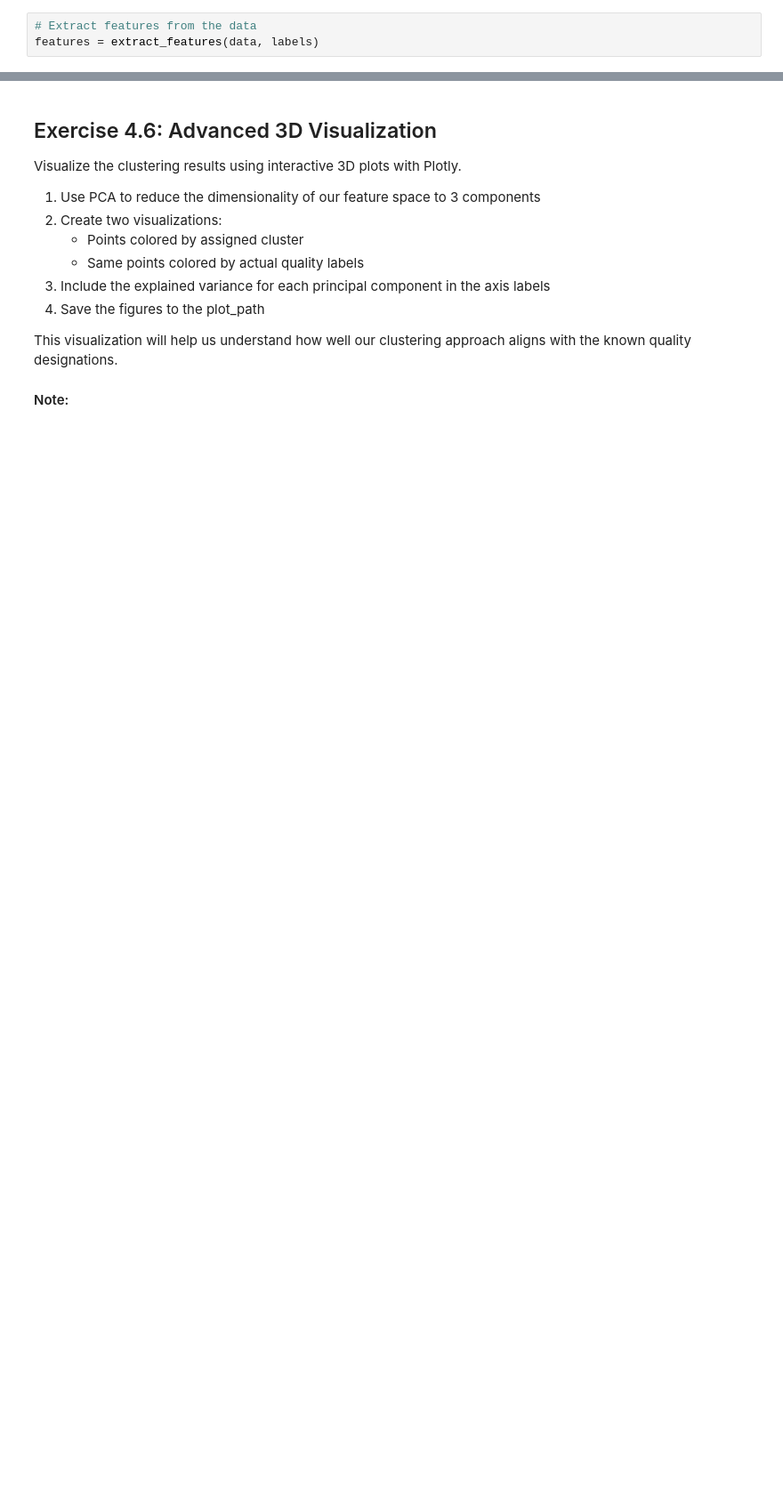
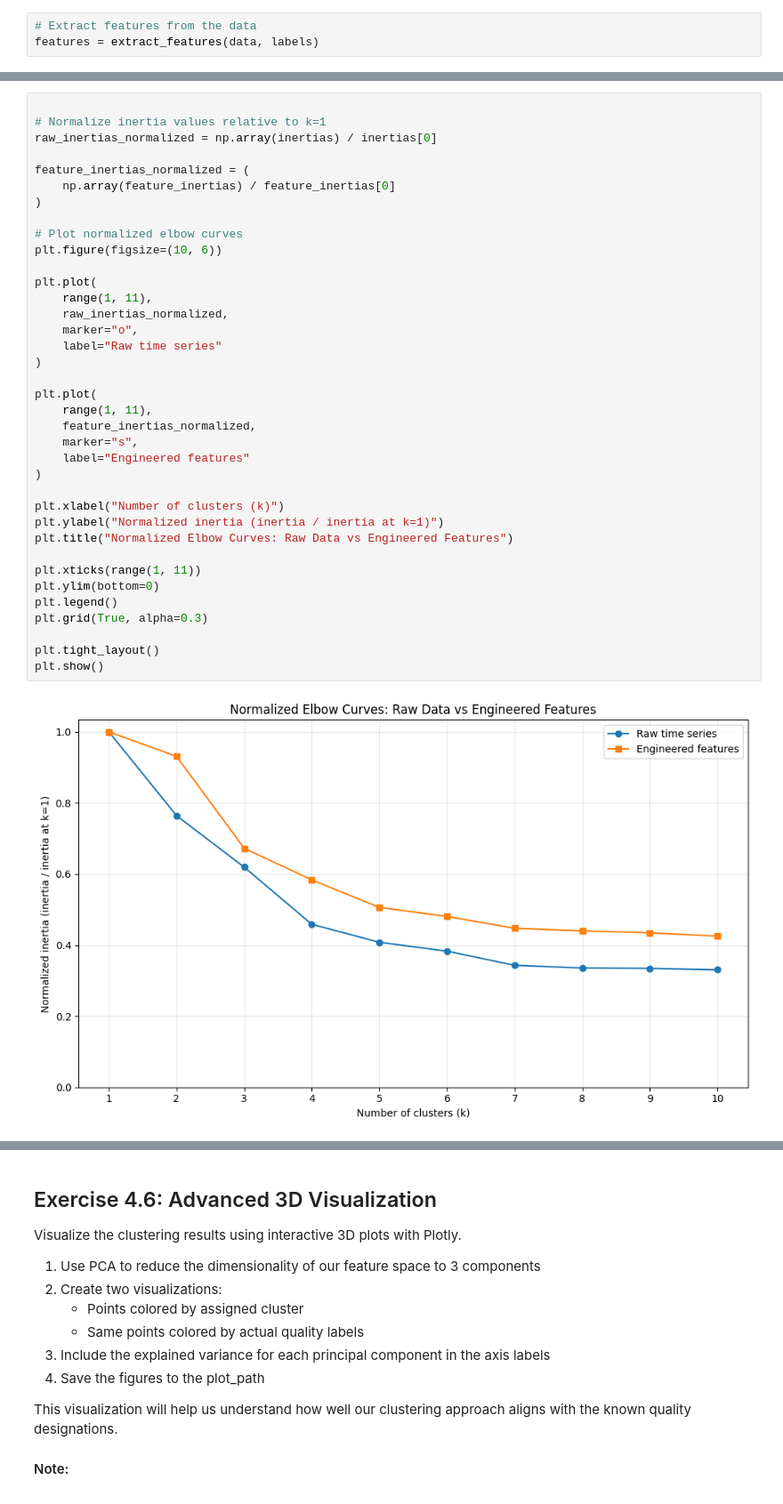
Before and after one commit to mustafahuseynov/applied-machine-learning-project, a Jupyter notebook: ex_04_clustering.ipynb, the cells around one changed output, grey strips where cells are left out. Shown at 89% size. Drawn from its saved outputs; the diff is of its cells as text; blank space fills up the shorter version.

```diff
--- a/ex_04_clustering.ipynb
+++ b/ex_04_clustering.ipynb
@@ -355,0 +390,39 @@ features = extract_features(data, labels)
+# %%
+
+# Normalize inertia values relative to k=1
+raw_inertias_normalized = np.array(inertias) / inertias[0]
+
+feature_inertias_normalized = (
+    np.array(feature_inertias) / feature_inertias[0]
+)
+
+# Plot normalized elbow curves
+plt.figure(figsize=(10, 6))
+
+plt.plot(
+    range(1, 11),
+    raw_inertias_normalized,
+    marker="o",
+    label="Raw time series"
+)
+
+plt.plot(
+    range(1, 11),
+    feature_inertias_normalized,
+    marker="s",
+    label="Engineered features"
+)
+
+plt.xlabel("Number of clusters (k)")
+plt.ylabel("Normalized inertia (inertia / inertia at k=1)")
+plt.title("Normalized Elbow Curves: Raw Data vs Engineered Features")
+
+plt.xticks(range(1, 11))
+plt.ylim(bottom=0)
+plt.legend()
+plt.grid(True, alpha=0.3)
+
+plt.tight_layout()
+plt.show()
+# %% [output]
+[figure, added]
```
Also changed, not shown: parts of 9 cells of this notebook, 4 other files.
